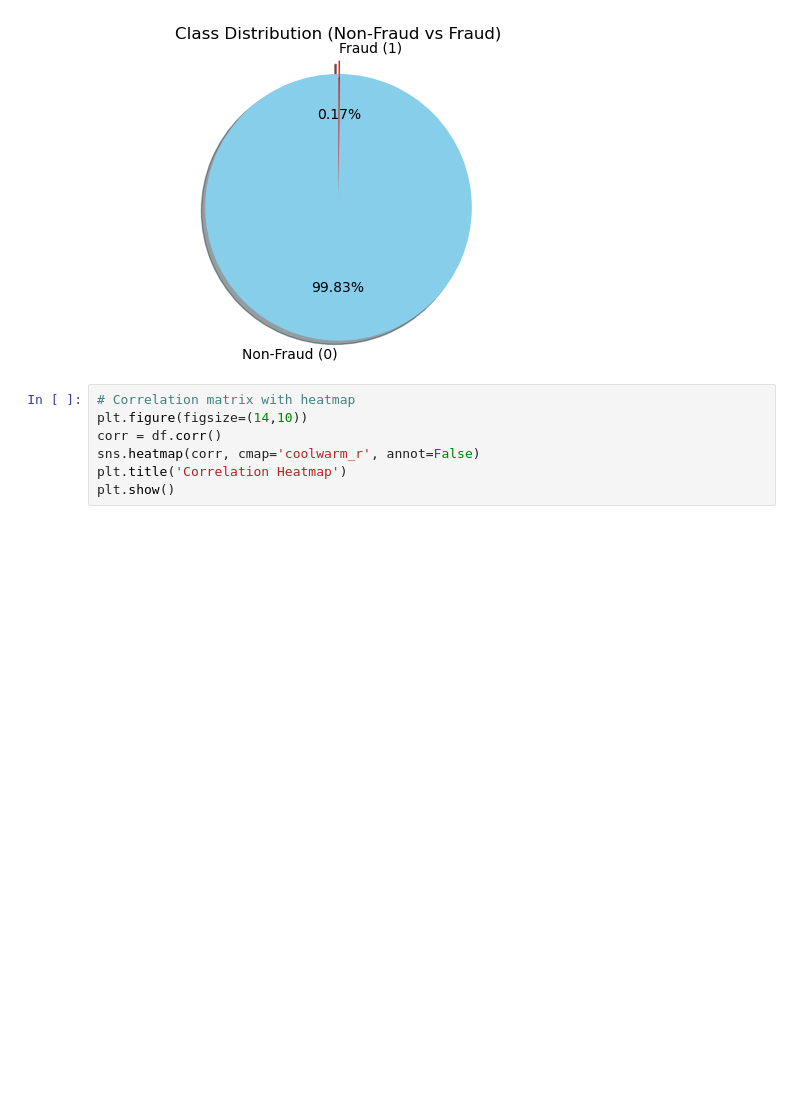
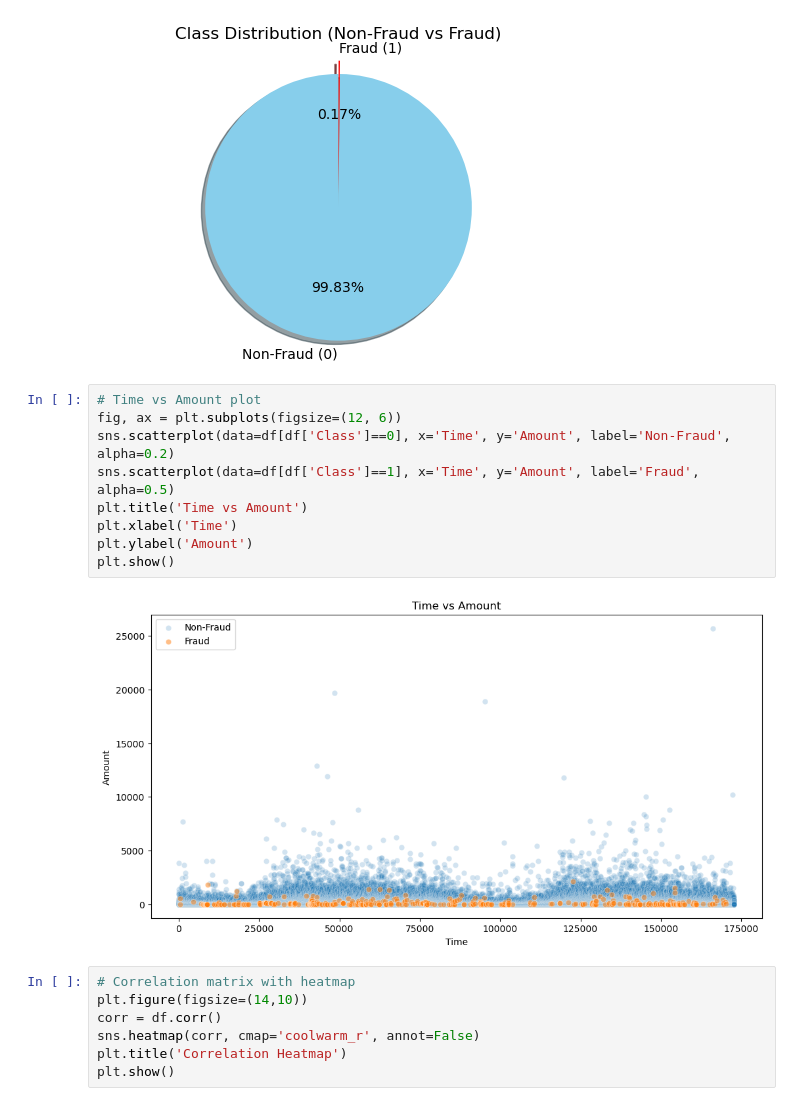
Before and after one commit to luckydoglou/ml-projects, a Jupyter notebook: anomaly-detection/v0/anomaly-detection-v0.ipynb, the cells around one changed output. Saved outputs shown, nothing was run; the diff lists cells and outputs as text; blank space fills up the shorter version.

```diff
--- a/anomaly-detection/v0/anomaly-detection-v0.ipynb
+++ b/anomaly-detection/v0/anomaly-detection-v0.ipynb
@@ -243,6 +243,17 @@ plt.show()
 [figure]
 [figure]
 [figure]
+# %%
+# Time vs Amount plot
+fig, ax = plt.subplots(figsize=(12, 6))
+sns.scatterplot(data=df[df['Class']==0], x='Time', y='Amount', label='Non-Fraud', alpha=0.2)
+sns.scatterplot(data=df[df['Class']==1], x='Time', y='Amount', label='Fraud', alpha=0.5)
+plt.title('Time vs Amount')
+plt.xlabel('Time')
+plt.ylabel('Amount')
+plt.show()
+# %% [output]
+[figure, added]
 # %%
 # Correlation matrix with heatmap
 plt.figure(figsize=(14,10))
```
Also changed, not shown: parts of 3 cells of this notebook.
